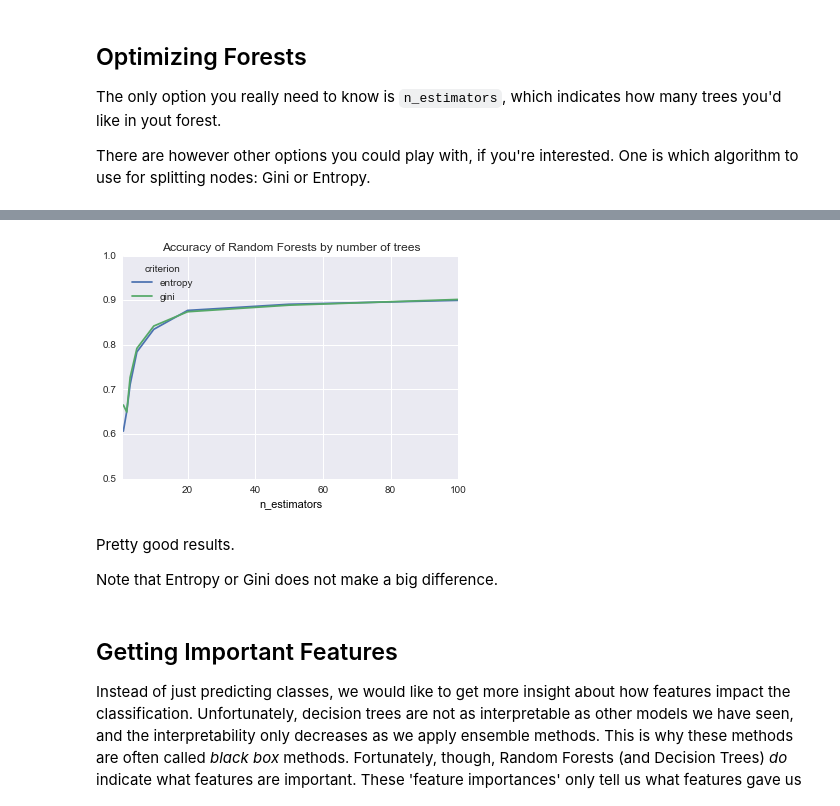
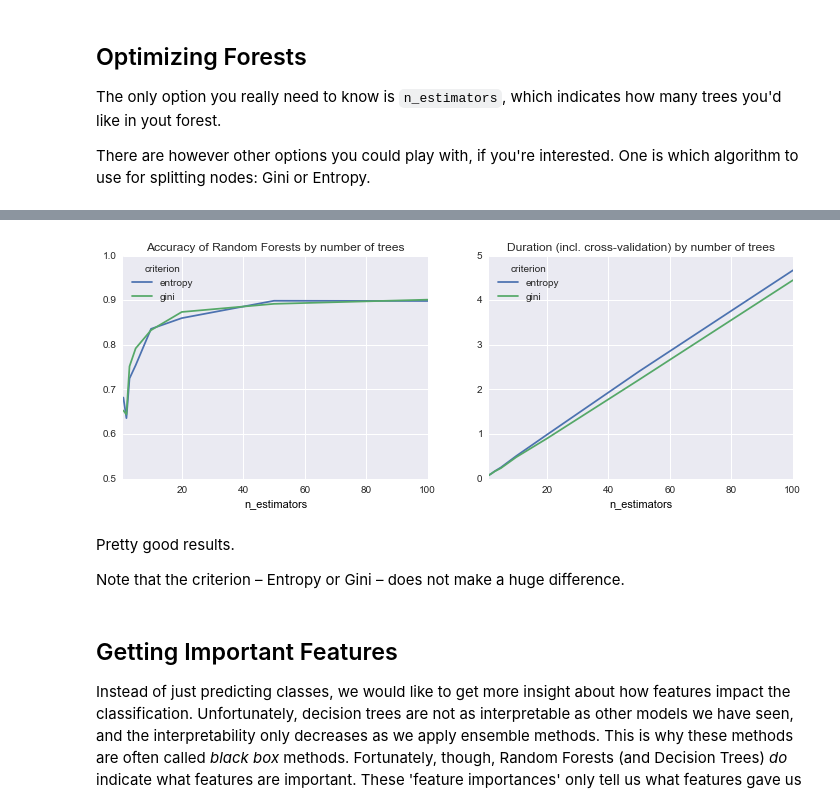
Before and after one commit to rubennaeff/GADS23, a Jupyter notebook: 12_random_forest/random_forests_in_sklearn.ipynb, the cells around one changed output, grey strips where cells are left out. Saved outputs shown, nothing was run; the diff lists cells and outputs as text; code cells hidden in the pictures.

```diff
--- a/12_random_forest/random_forests_in_sklearn.ipynb
+++ b/12_random_forest/random_forests_in_sklearn.ipynb
@@ -84,0 +80,3 @@ Even better!
+# %%
+model = AdaBoostClassifier(n_estimators=20)
+%time cross_val_score(model, X, data.target).mean()
@@ -88,12 +100,13 @@ The only option you really need to know is `n_estimators`, which indicates how m
 
 There are however other options you could play with, if you're interested. One is which algorithm to use for splitting nodes: Gini or Entropy.
 # %%
+%%time
 scores = []
 for n in [1, 2, 3, 5, 10, 20, 50, 100]:
     for criterion in ['gini', 'entropy']:
         start_time = time.time()  # let's time it, to see how long running a forest takes
         model = RandomForestClassifier(n_estimators=n, criterion=criterion)
-        accuracy = cross_val_score(model, X_train, data.target).mean()  # out of sample accuracy
+        accuracy = cross_val_score(model, X, data.target).mean()  # out of sample accuracy
         duration = time.time() - start_time
         scores.append(dict(n_estimators=n, criterion=criterion, accuracy=accuracy, duration=duration))
 scores = pd.DataFrame(scores)
@@ -100,12 +116,15 @@ scores = pd.DataFrame(scores)
 # %%
+fig, axes = plt.subplots(1, 2, figsize=(12, 4))
 f = scores.groupby(['n_estimators', 'criterion']).accuracy.mean().unstack() \
-    .plot(ylim=(.5,1), title="Accuracy of Random Forests by number of trees")
+    .plot(ylim=(.5,1), title="Accuracy of Random Forests by number of trees", ax=axes[0])
+f = scores.groupby(['n_estimators', 'criterion']).duration.mean().unstack() \
+    .plot(title="Duration (incl. cross-validation) by number of trees", ax=axes[1])
 # %% [output]
-[figure, old version]
+[figure, new version]
 # %% [markdown]
 Pretty good results.
 
-Note that Entropy or Gini does not make a big difference.
+Note that the criterion – Entropy or Gini – does not make a huge difference.
 # %% [markdown]
 ## Getting Important Features
 
```
Also changed, not shown: parts of 13 cells of this notebook, 2 other files.
